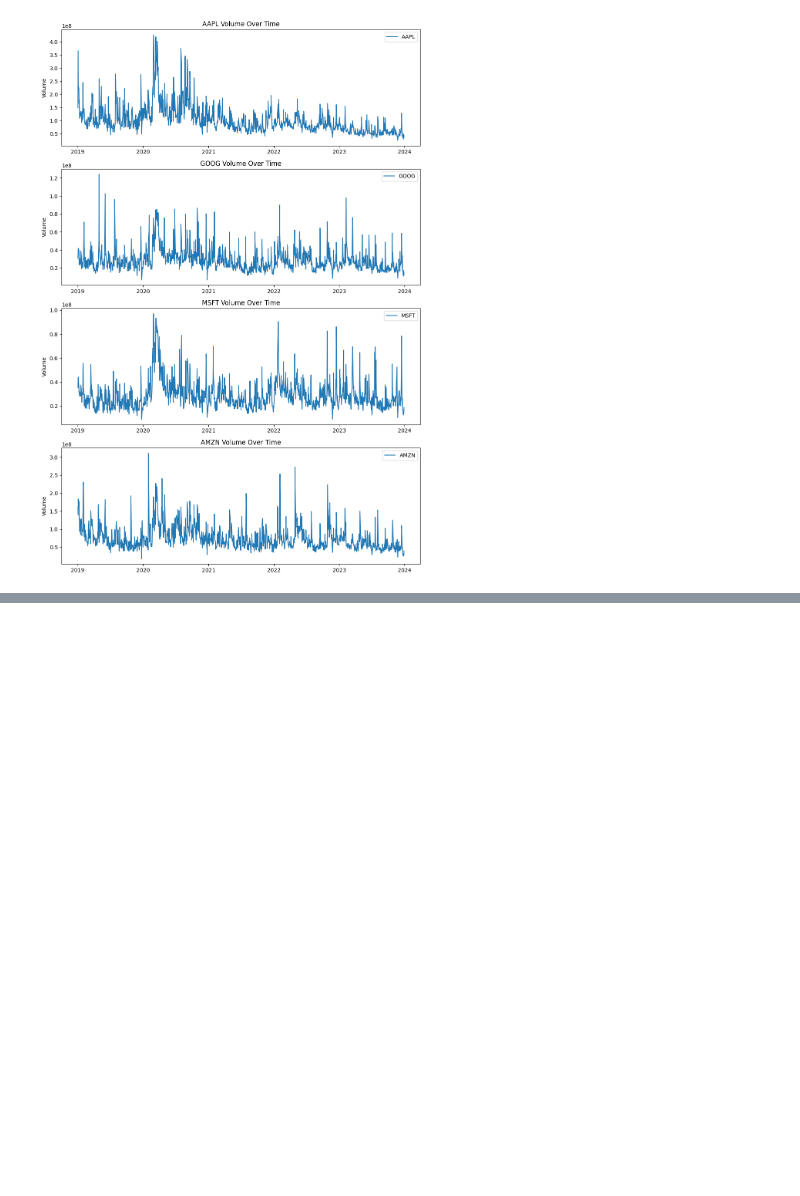
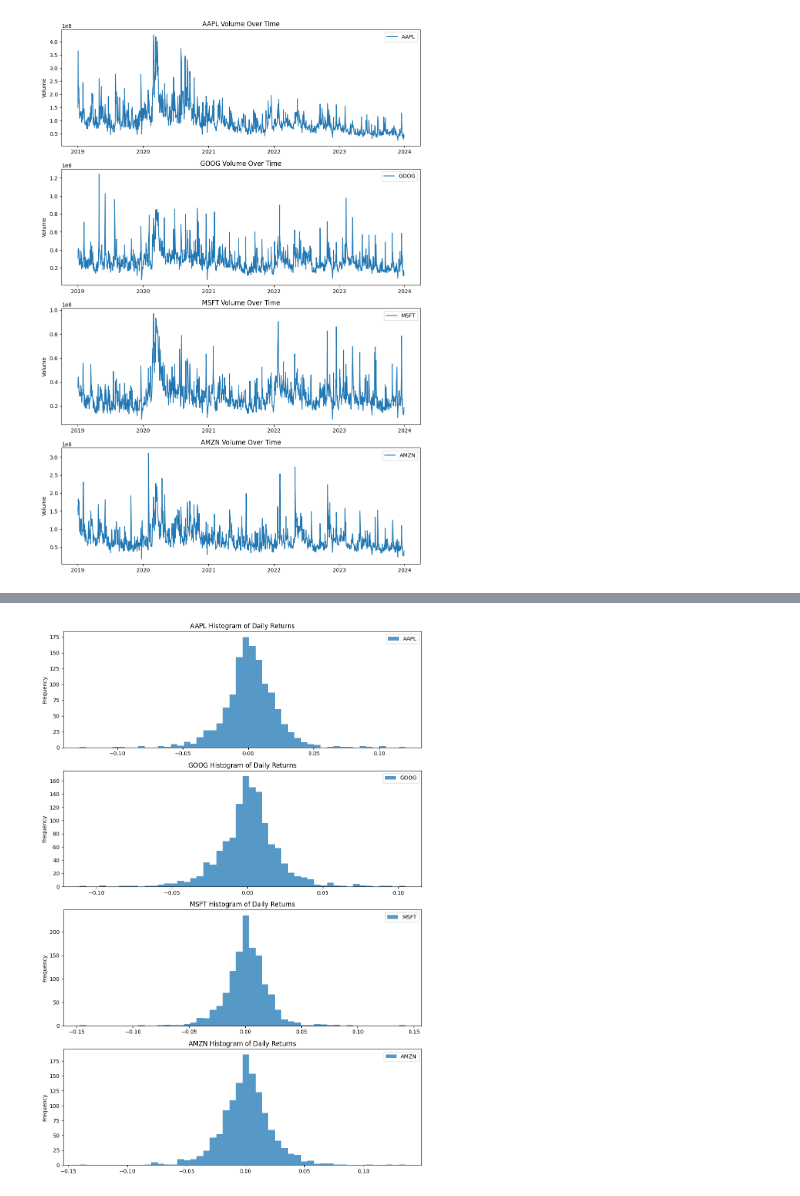
Before and after one commit to jhuan35/jpmc-qr-mentorship, a Jupyter notebook: lstm.ipynb, the cells around one changed output, grey strips where cells are left out. Saved outputs shown, nothing was run; the diff lists cells and outputs as text; code cells hidden in the pictures; blank space fills up the shorter version.

```diff
--- a/lstm.ipynb
+++ b/lstm.ipynb
@@ -133,0 +172,11 @@ for i, ticker in enumerate(historical_data):
+# %%
+# Let's make histograms
+fig, axs = plt.subplots(4, 1, figsize=(12, 18), sharex=False)
+
+for i, ticker in enumerate(historical_data):
+    axs[i].hist(historical_data[ticker]['Daily Return'], bins=50, alpha=0.75, label=ticker)
+    axs[i].set_title(f'{ticker} Histogram of Daily Returns')
+    axs[i].set_ylabel('Frequency')
+    axs[i].legend()
+# %% [output]
+[figure, added]
```
Also changed, not shown: parts of 13 cells of this notebook, 1 other file.
